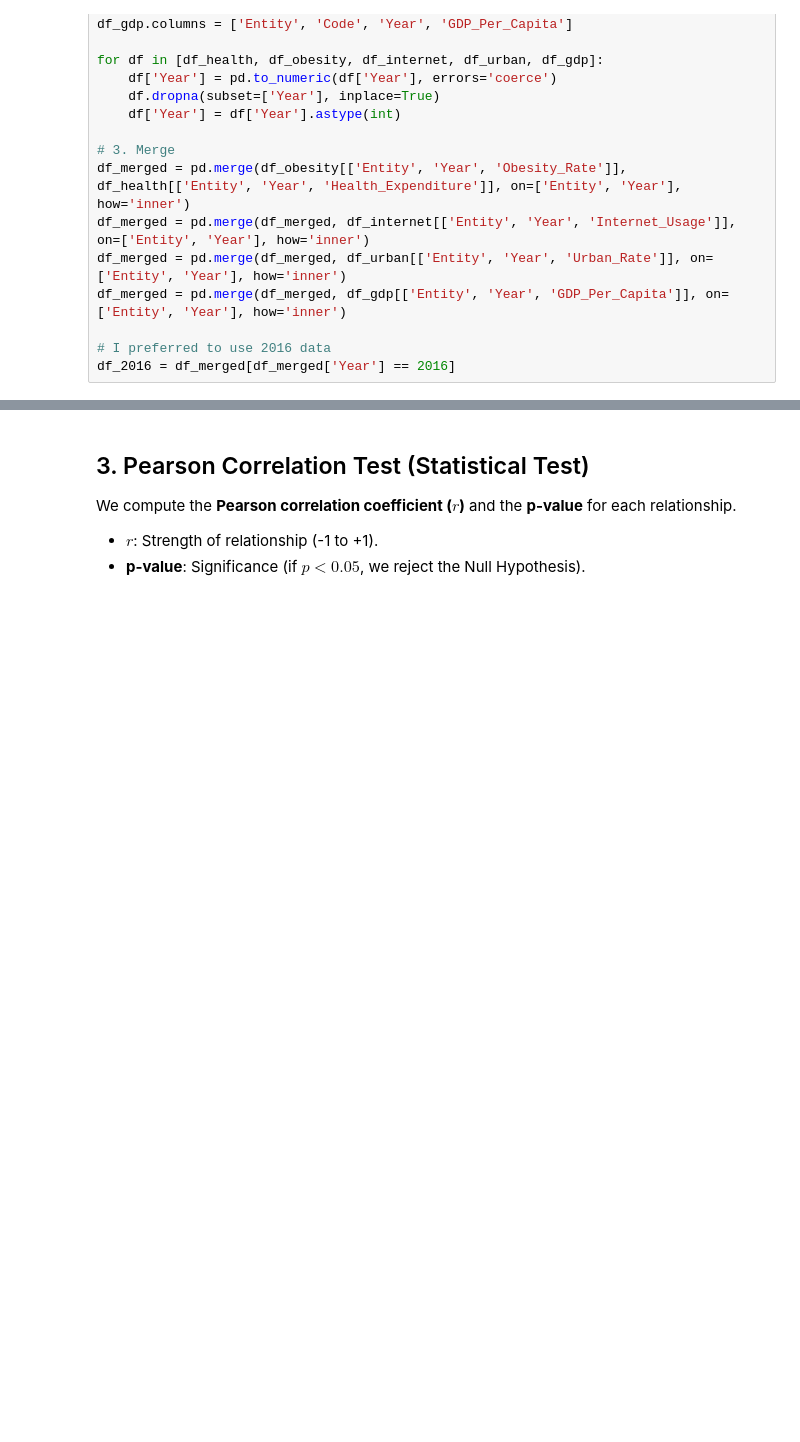
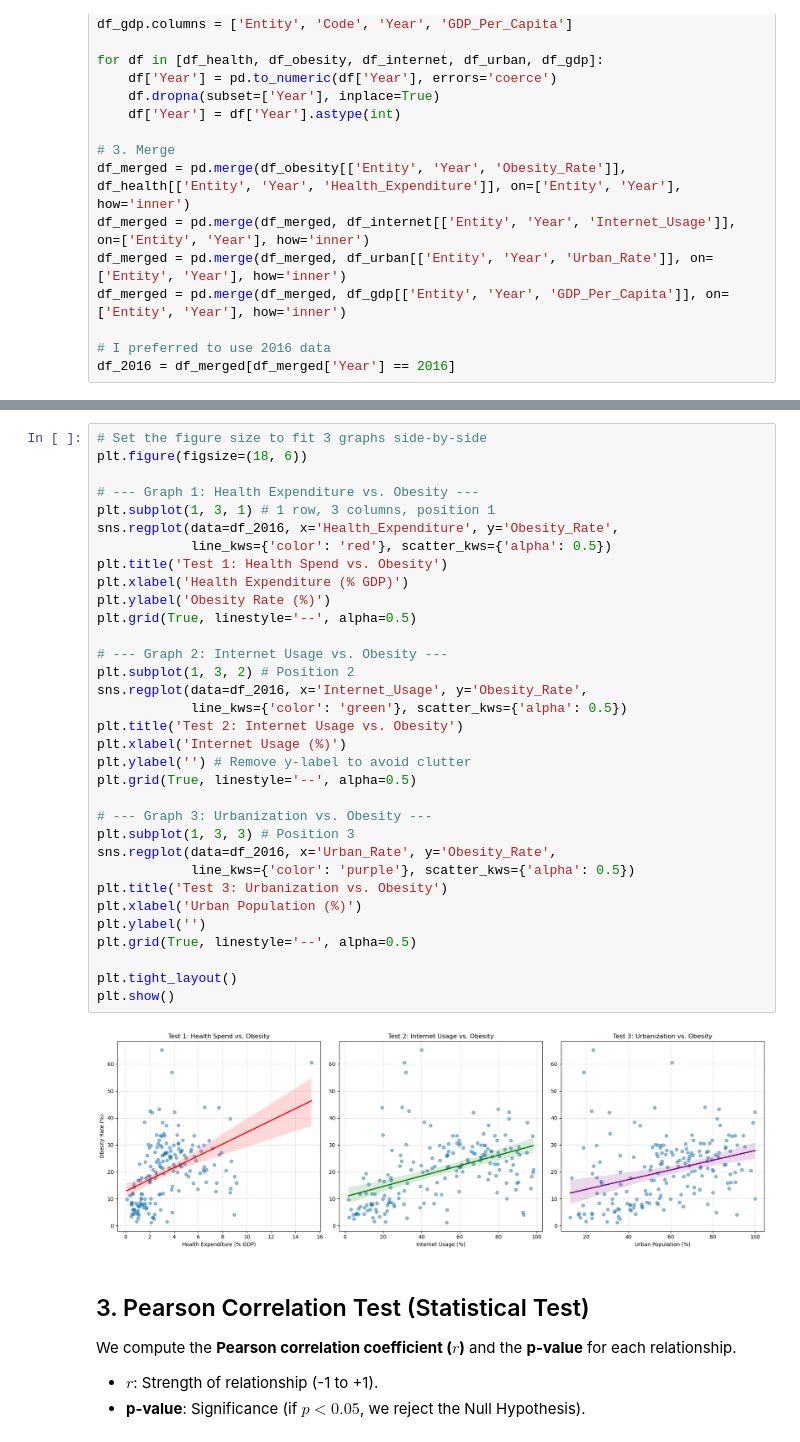
Before and after one commit to sberkayuguz/dsa-210-project, a Jupyter notebook: hypothesis_testing.ipynb, the cells around one changed output, grey strips where cells are left out. Drawn from its saved outputs; the diff is of its cells as text; blank space fills up the shorter version.

```diff
--- a/hypothesis_testing.ipynb
+++ b/hypothesis_testing.ipynb
@@ -55,3 +62,38 @@ df_2016 = df_merged[df_merged['Year'] == 2016]
+# %%
+# Set the figure size to fit 3 graphs side-by-side
+plt.figure(figsize=(18, 6))
+
+# --- Graph 1: Health Expenditure vs. Obesity ---
+plt.subplot(1, 3, 1) # 1 row, 3 columns, position 1
+sns.regplot(data=df_2016, x='Health_Expenditure', y='Obesity_Rate',
+            line_kws={'color': 'red'}, scatter_kws={'alpha': 0.5})
+plt.title('Test 1: Health Spend vs. Obesity')
+plt.xlabel('Health Expenditure (% GDP)')
+plt.ylabel('Obesity Rate (%)')
+plt.grid(True, linestyle='--', alpha=0.5)
+
+# --- Graph 2: Internet Usage vs. Obesity ---
+plt.subplot(1, 3, 2) # Position 2
+sns.regplot(data=df_2016, x='Internet_Usage', y='Obesity_Rate',
+            line_kws={'color': 'green'}, scatter_kws={'alpha': 0.5})
+plt.title('Test 2: Internet Usage vs. Obesity')
+plt.xlabel('Internet Usage (%)')
+plt.ylabel('') # Remove y-label to avoid clutter
+plt.grid(True, linestyle='--', alpha=0.5)
+
+# --- Graph 3: Urbanization vs. Obesity ---
+plt.subplot(1, 3, 3) # Position 3
+sns.regplot(data=df_2016, x='Urban_Rate', y='Obesity_Rate',
+            line_kws={'color': 'purple'}, scatter_kws={'alpha': 0.5})
+plt.title('Test 3: Urbanization vs. Obesity')
+plt.xlabel('Urban Population (%)')
+plt.ylabel('')
+plt.grid(True, linestyle='--', alpha=0.5)
+
+plt.tight_layout()
+plt.show()
+# %% [output]
+[figure, added]
 # %% [markdown]
 ## 3. Pearson Correlation Test (Statistical Test)
 
```
Also changed, not shown: parts of 3 cells of this notebook.
